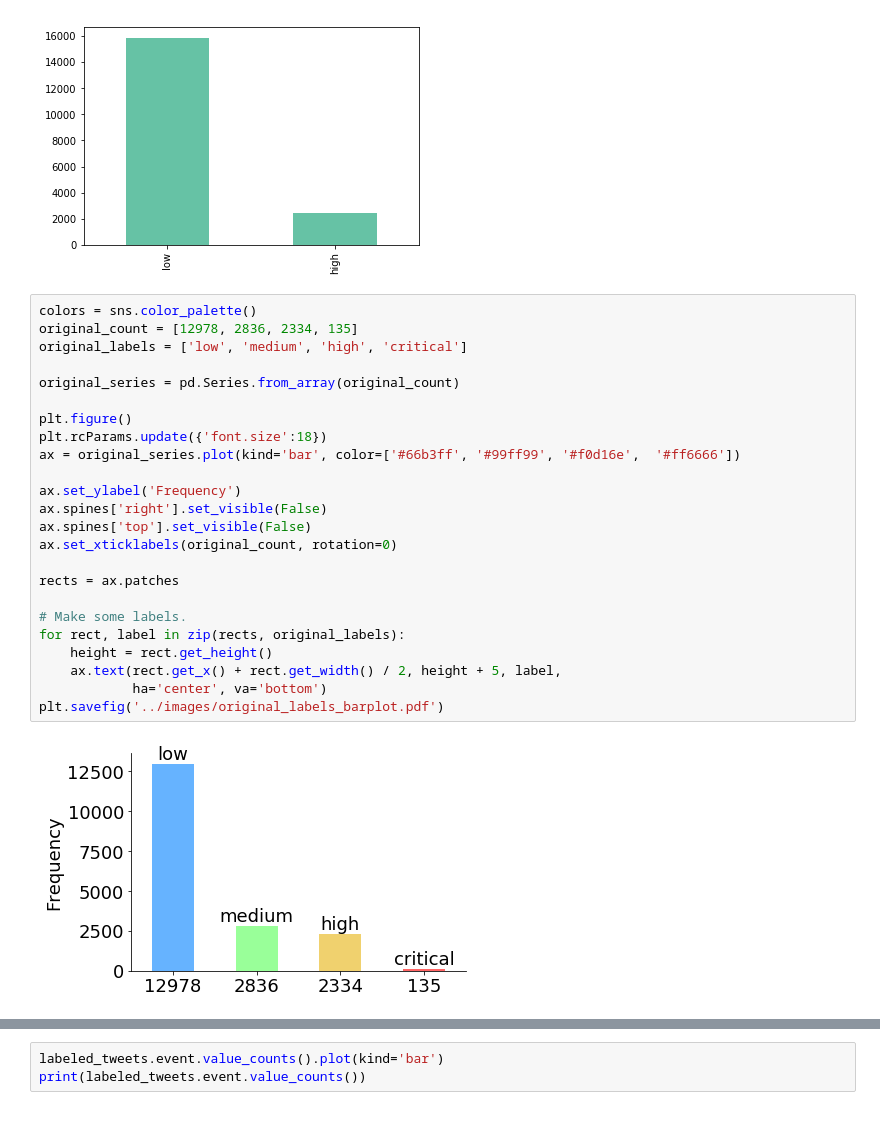
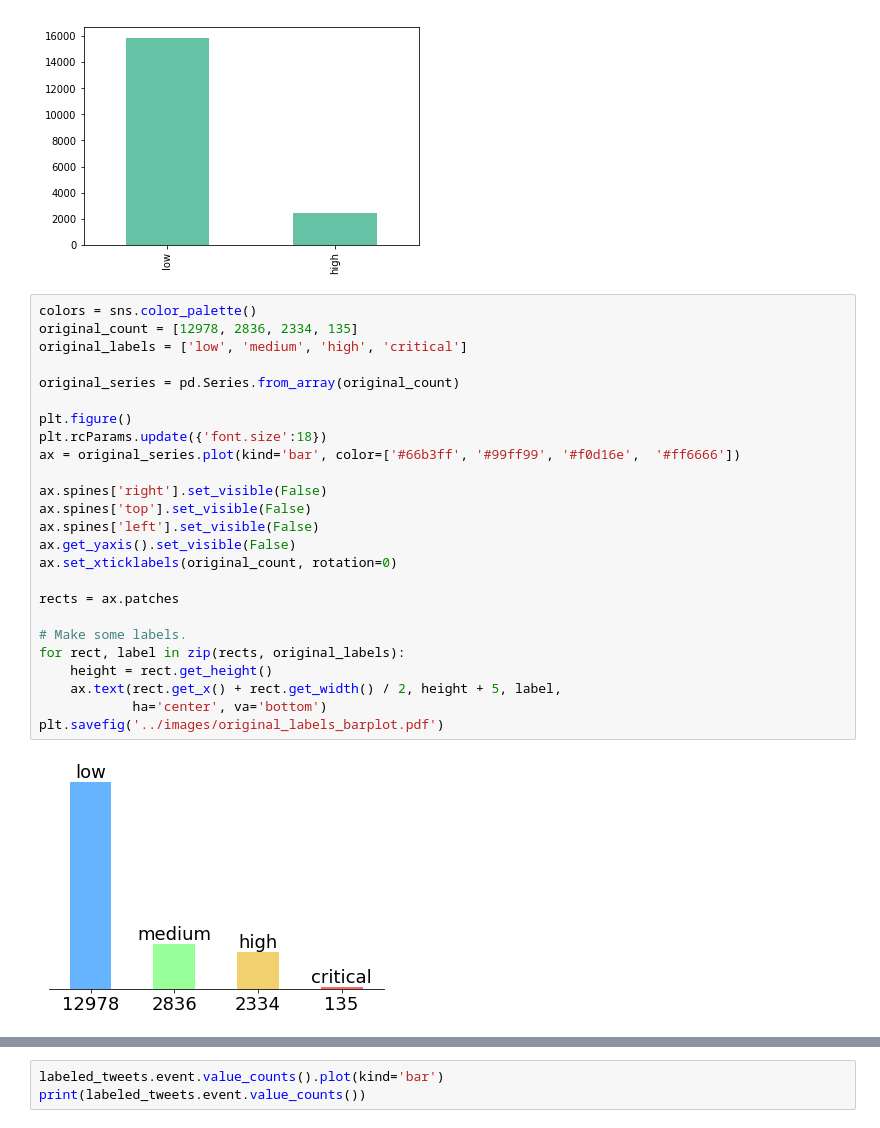
Before and after one commit to salmedina/CriticalTweetsClassifier, a Jupyter notebook: notebooks/Disaster Data Analysis.ipynb, the cells around one changed output, grey strips where cells are left out. Cells and saved outputs as stored; diff of their text form.

```diff
--- a/notebooks/Disaster Data Analysis.ipynb
+++ b/notebooks/Disaster Data Analysis.ipynb
@@ -58,29 +58,30 @@ Name: label, dtype: int64
 # %%
 colors = sns.color_palette()
 original_count = [12978, 2836, 2334, 135]
 original_labels = ['low', 'medium', 'high', 'critical']
 
 original_series = pd.Series.from_array(original_count)
 
 plt.figure()
 plt.rcParams.update({'font.size':18})
 ax = original_series.plot(kind='bar', color=['#66b3ff', '#99ff99', '#f0d16e',  '#ff6666'])
 
-ax.set_ylabel('Frequency')
 ax.spines['right'].set_visible(False)
 ax.spines['top'].set_visible(False)
+ax.spines['left'].set_visible(False)
+ax.get_yaxis().set_visible(False)
 ax.set_xticklabels(original_count, rotation=0)
 
 rects = ax.patches
 
 # Make some labels.
 for rect, label in zip(rects, original_labels):
     height = rect.get_height()
     ax.text(rect.get_x() + rect.get_width() / 2, height + 5, label,
             ha='center', va='bottom')
 plt.savefig('../images/original_labels_barplot.pdf')
 # %% [output]
-[figure, old version]
+[figure, new version]
 # %%
 colors = sns.color_palette()
 new_count = [15870, 2413]
```
Also changed, not shown: parts of 3 cells of this notebook, 2 other files.
